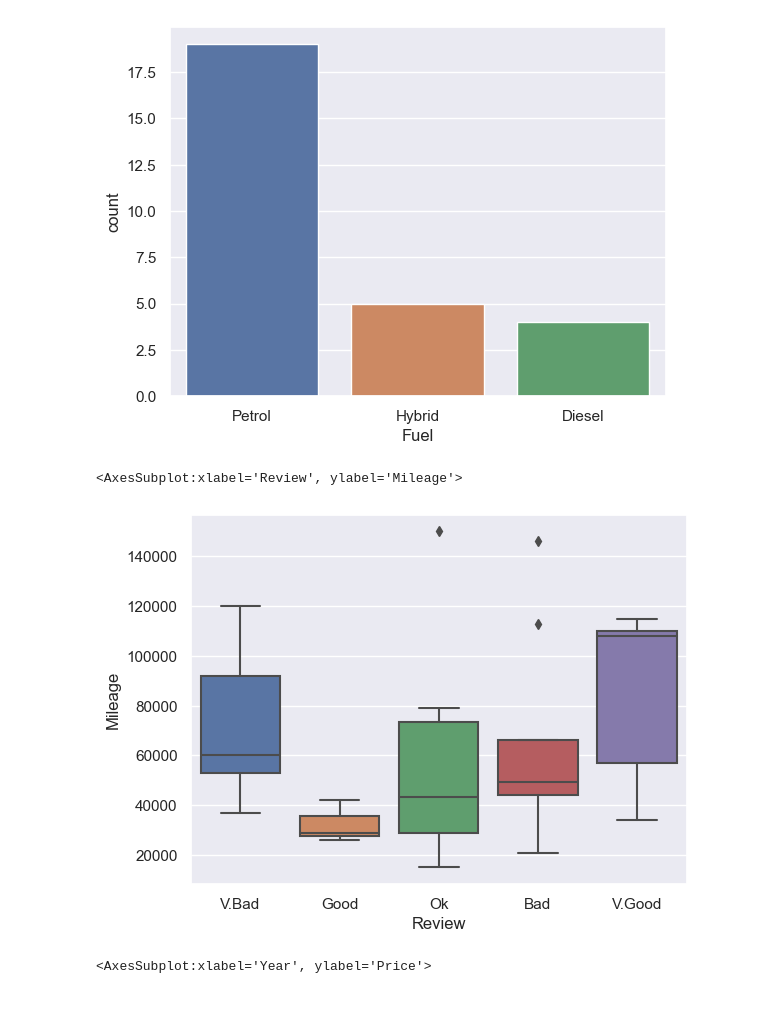
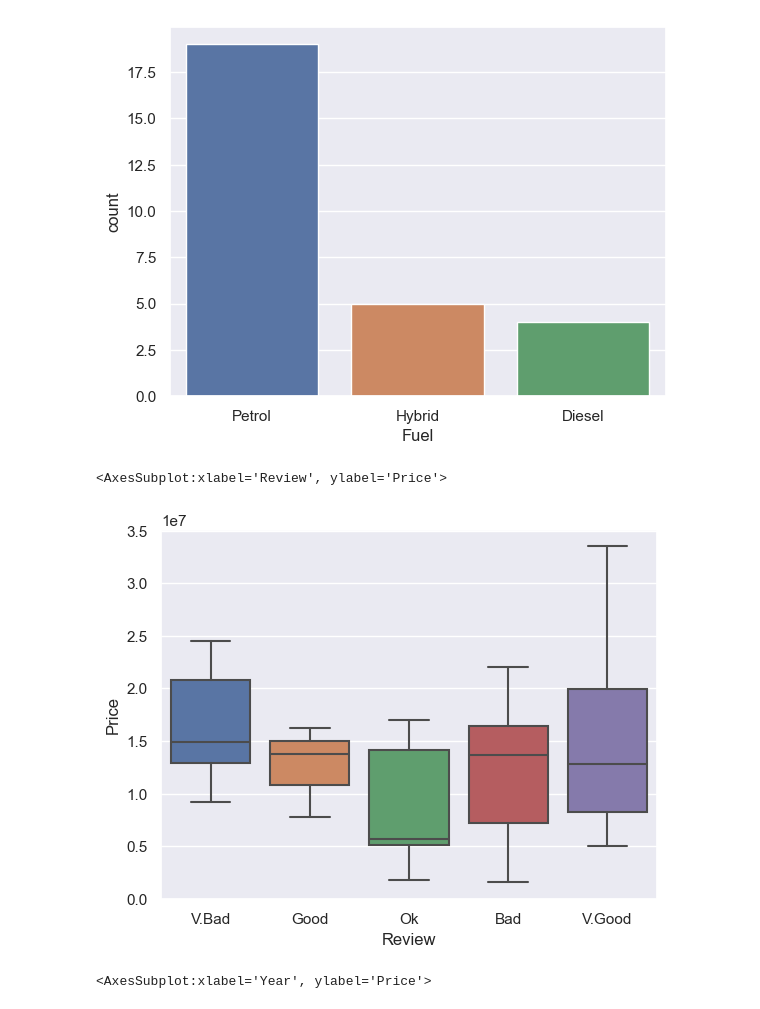
Before and after one commit to sanjula77/Nature-Inspired-Algorithms-Python, a Jupyter notebook: Plotting_with_Seaborn.ipynb, the cells around one changed output. Drawn from its saved outputs; the diff is of its cells as text; code cells hidden in the pictures.

```diff
--- a/Plotting_with_Seaborn.ipynb
+++ b/Plotting_with_Seaborn.ipynb
@@ -34,10 +34,10 @@ sns.countplot(data=df, x='Fuel', order=df['Fuel'].value_counts().index)
 [figure]
 # %%
 # BoxPlot: Review and Mileage
-sns.boxplot(data=df, x='Review', y='Mileage')
+sns.boxplot(data=df, x='Review', y='Price')
 # %% [output]
-<AxesSubplot:xlabel='Review', ylabel='Mileage'>
+<AxesSubplot:xlabel='Review', ylabel='Price'>
-[figure, old version]
+[figure, new version]
 # %%
 # Scatterplot: Relationship Between Year and Price
 sns.scatterplot(data=df, x='Year', y='Price', hue='Condition', style='Transmission')
```
Also changed, not shown: parts of 1 cell of this notebook, 1 other file.
